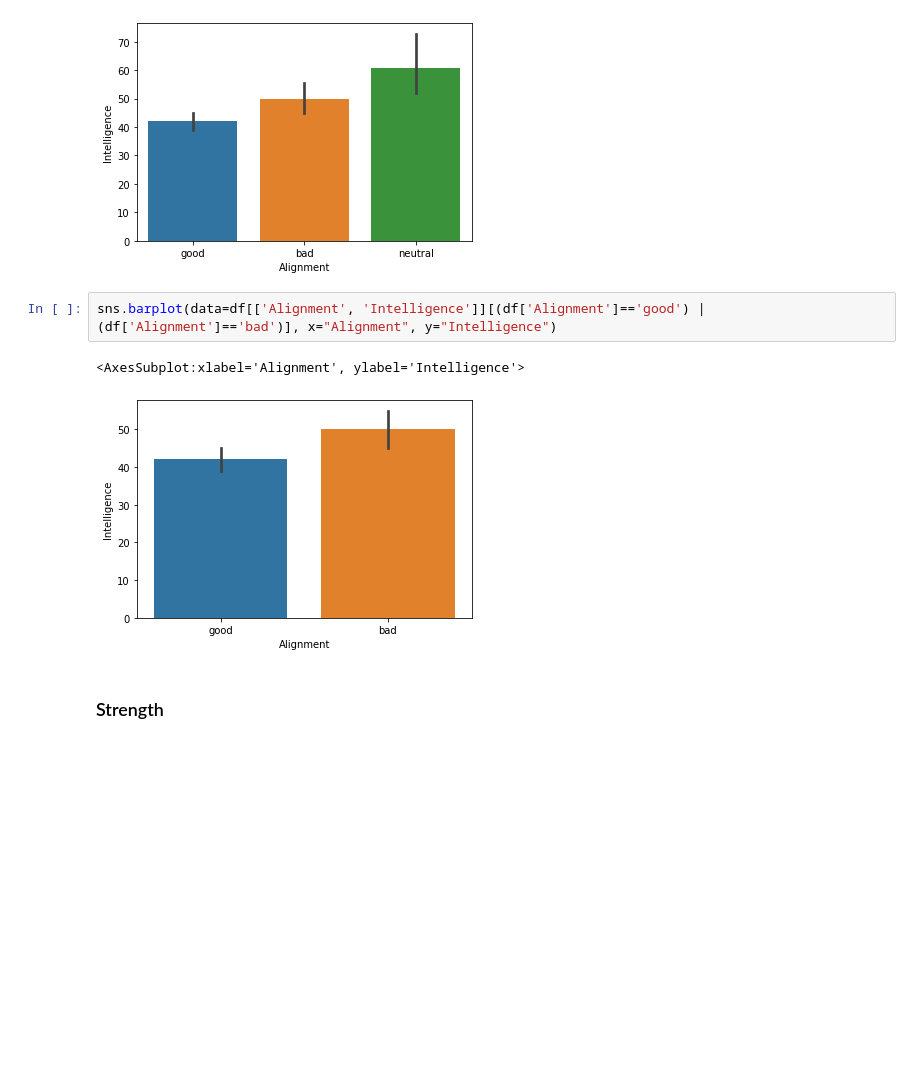
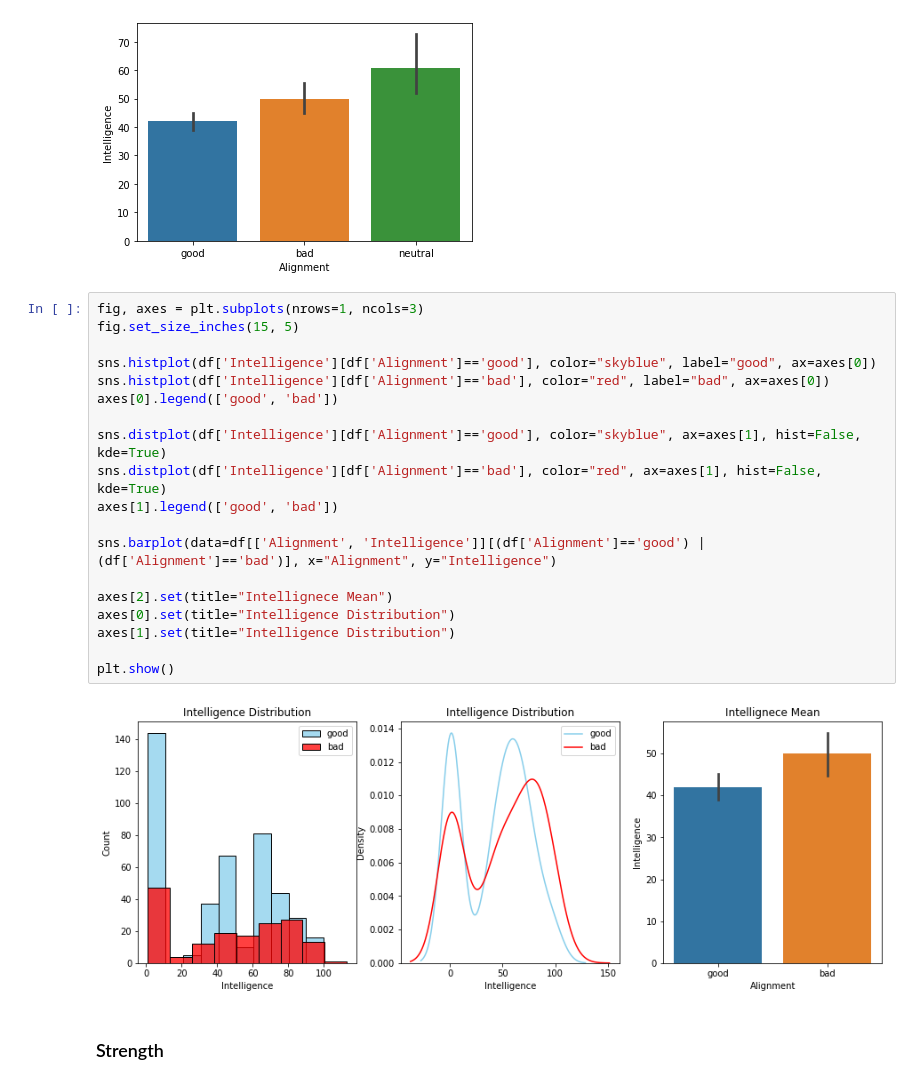
Before and after one commit to super-corini/programmers_kdt_II, a Jupyter notebook: day5_mission/abengers.ipynb, the cells around one changed output. Cells and saved outputs as stored; diff of their text form; blank space fills up the shorter version.

```diff
--- a/day5_mission/abengers.ipynb
+++ b/day5_mission/abengers.ipynb
@@ -96,10 +96,26 @@ sns.barplot(data=df, x="Alignment", y="Intelligence")
 <AxesSubplot:xlabel='Alignment', ylabel='Intelligence'>
 [figure]
 # %%
+fig, axes = plt.subplots(nrows=1, ncols=3)
+fig.set_size_inches(15, 5)
+
+sns.histplot(df['Intelligence'][df['Alignment']=='good'], color="skyblue", label="good", ax=axes[0])
+sns.histplot(df['Intelligence'][df['Alignment']=='bad'], color="red", label="bad", ax=axes[0])
+axes[0].legend(['good', 'bad'])
+
+sns.distplot(df['Intelligence'][df['Alignment']=='good'], color="skyblue", ax=axes[1], hist=False, kde=True)
+sns.distplot(df['Intelligence'][df['Alignment']=='bad'], color="red", ax=axes[1], hist=False, kde=True)
+axes[1].legend(['good', 'bad'])
+
 sns.barplot(data=df[['Alignment', 'Intelligence']][(df['Alignment']=='good') | (df['Alignment']=='bad')], x="Alignment", y="Intelligence")
+
+axes[2].set(title="Intellignece Mean")
+axes[0].set(title="Intelligence Distribution")
+axes[1].set(title="Intelligence Distribution")
+
+plt.show()
 # %% [output]
-<AxesSubplot:xlabel='Alignment', ylabel='Intelligence'>
-[figure, old version]
+[figure, new version]
 # %% [markdown]
 ### Strength
 # %%
```
Also changed, not shown: parts of 7 cells of this notebook.
